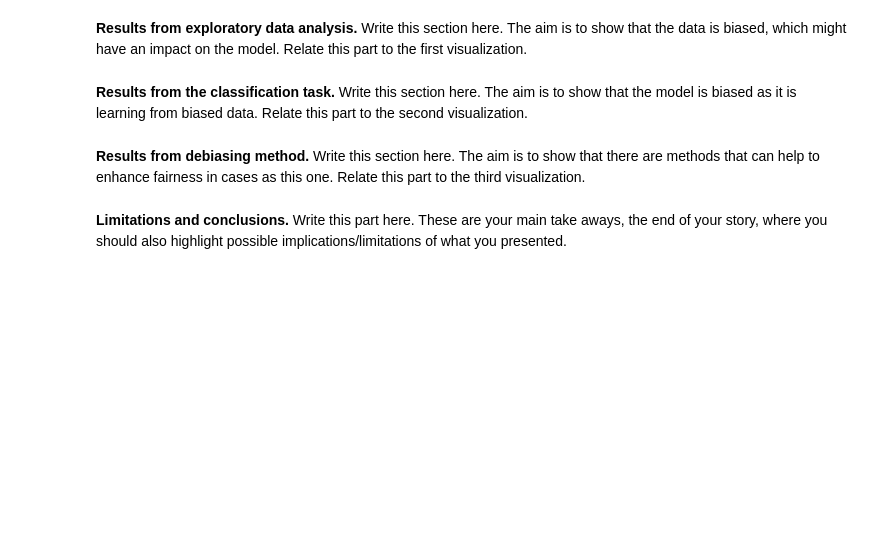
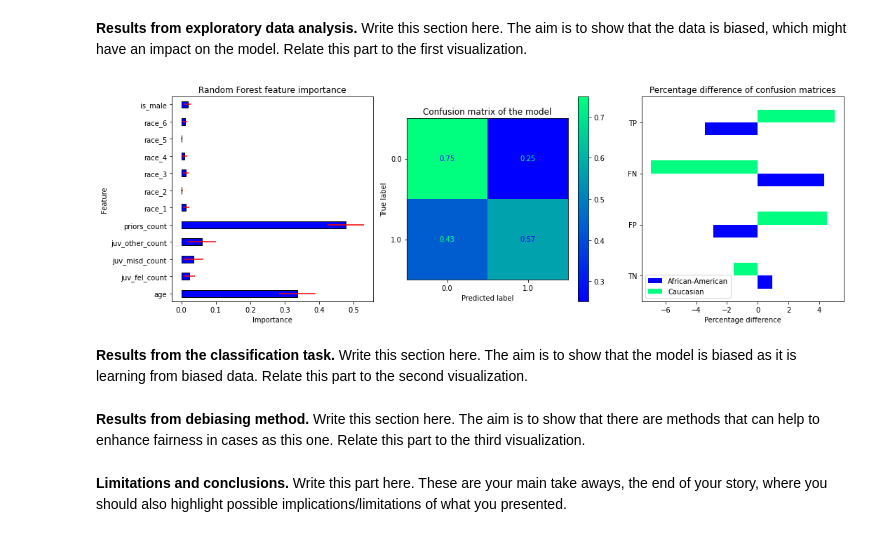
Before and after one commit to xelahalo/socialdata2022, a Jupyter notebook: Assignment2.ipynb, the cells around one changed output. Drawn from its saved outputs; the diff is of its cells as text; code cells hidden in the pictures; blank space fills up the shorter version.

```diff
--- a/Assignment2.ipynb
+++ b/Assignment2.ipynb
@@ -309,2 +413,35 @@ array([[1.00000000e-05, 1.00000000e+00, 1.00000000e+00],
+# %%
+best_model = classifier_random.best_estimator_
+
+forest_importances = pd.Series(best_model.feature_importances_, index=list(X_test.columns.values))
+
+std = np.std([tree.feature_importances_ for tree in best_model.estimators_], axis=0)
+
+CM_tot = confusion_matrix(y_test, classifier_random.predict(X_test), normalize='true')
+CM_aa  = confusion_matrix(y_test_aa, classifier_random.predict(X_test_aa), normalize='true')
+CM_ca = confusion_matrix(y_test_ca, classifier_random.predict(X_test_ca), normalize='true')
+
+D_aa = (CM_aa - CM_tot) / ((CM_aa + CM_tot) / 2) * 100
+D_ca = (CM_ca - CM_tot) / ((CM_ca + CM_tot) / 2) * 100
+
+df_D = pd.DataFrame(np.vstack([D_aa.ravel(), D_ca.ravel()]), columns=['TN', 'FP', 'FN', 'TP'],
+                    index=['African-American', 'Caucasian'])
+
+# Collect plots into final cell
+fig, axs = plt.subplots(1, 3, figsize=(15, 5))
+
+forest_importances.plot.barh(xerr=std, ax=axs[0], width=0.4, ecolor='red', edgecolor='black', cmap="winter")
+axs[0].set(title="Random Forest feature importance",ylabel="Feature",xlabel='Importance')
+
+ConfusionMatrixDisplay.from_predictions(y_true=y_test, y_pred=classifier_random.predict(X_test), normalize='true', ax=axs[1], cmap="winter")
+axs[1].set(title='Confusion matrix of the model')
+
+df_D.T.plot.barh(ax=axs[2], cmap="winter")
+axs[2].set(title='Percentage difference of confusion matrices',xlabel='Percentage difference')
+
+plt.tight_layout()
+plt.show()
+# %% [output]
+[figure, added]
 # %% [markdown]
 **Results from the classification task.** Write this section here. The aim is to show that the model is biased as it is learning from biased data. Relate this part to the second visualization.
```
Also changed, not shown: parts of 30 cells of this notebook.
